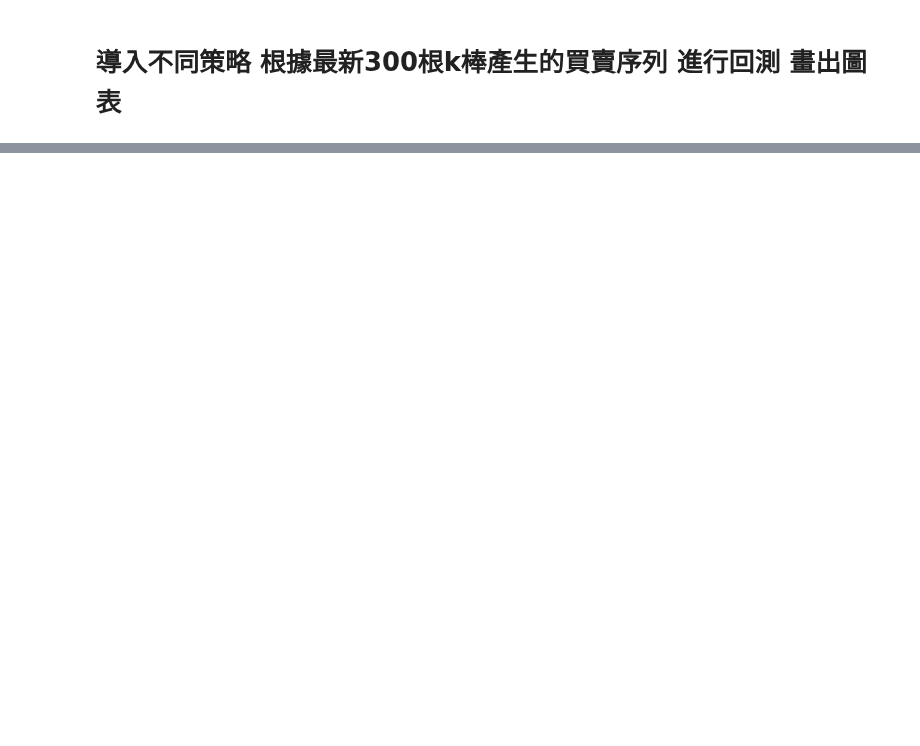
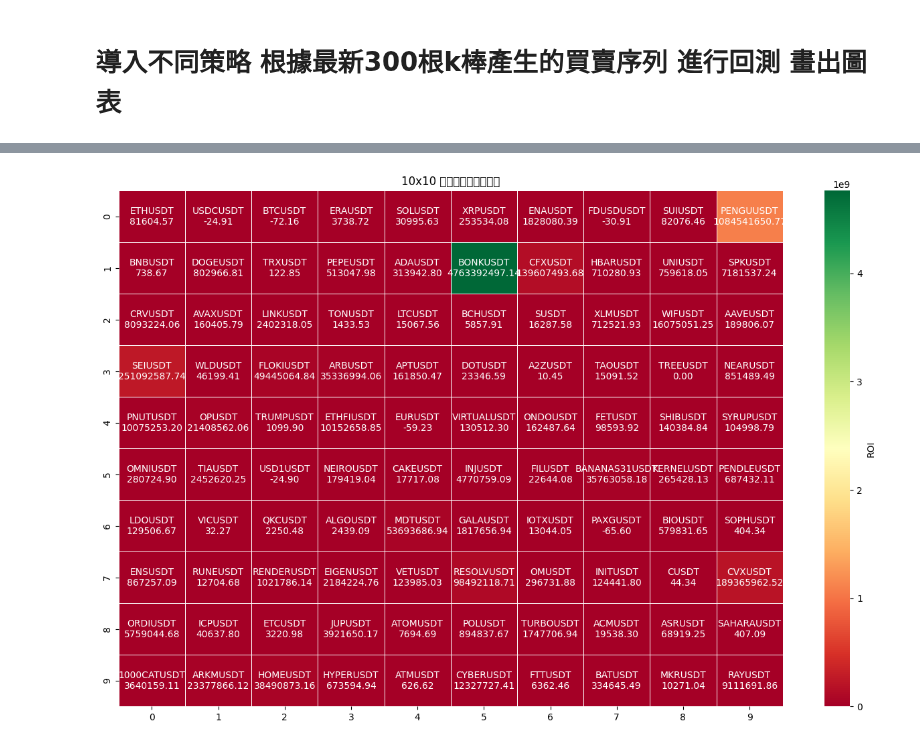
Before and after one commit to skywalker0803r/Vedanta, a Jupyter notebook: backtest_usage.ipynb, the cells around one changed output, grey strips where cells are left out. Drawn from its saved outputs; the diff is of its cells as text; code cells hidden in the pictures; blank space fills up the shorter version.

```diff
--- a/backtest_usage.ipynb
+++ b/backtest_usage.ipynb
@@ -88,0 +120,10 @@ plt.show()
+# %%
+symbol_matrix = clean_df.apply(lambda row: f"{row['Symbol']}\n{row['ROI']}", axis=1).values.reshape(10, 10)
+
+# 畫熱力圖
+plt.figure(figsize=(16, 10))
+sns.heatmap(roi_matrix, annot=symbol_matrix, fmt='', cmap='RdYlGn', linewidths=0.5, cbar_kws={'label': 'ROI'})
+plt.title('10x10 幣種總報酬率熱力圖')
+plt.show()
+# %% [output]
+[figure, added]
```
Also changed, not shown: parts of 2 cells of this notebook.
